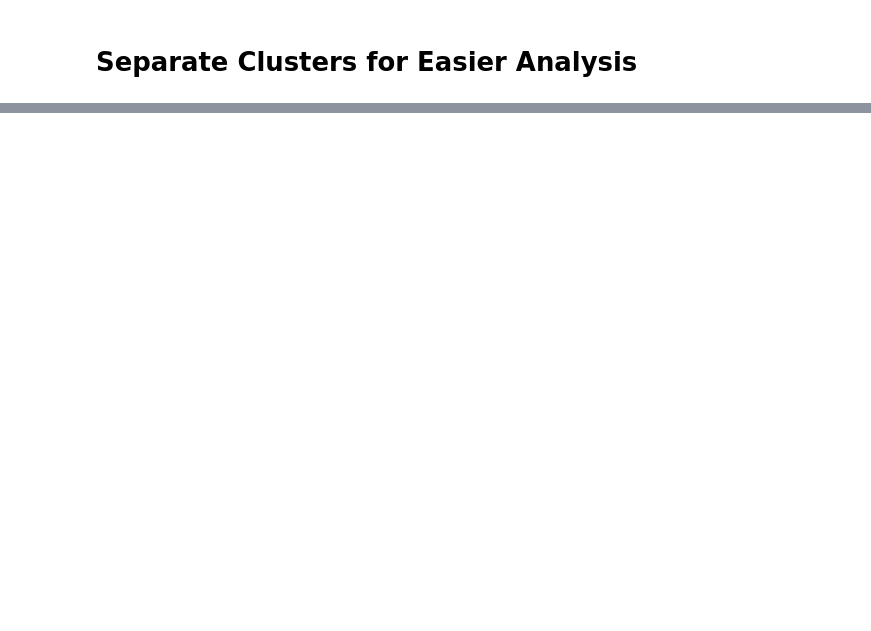
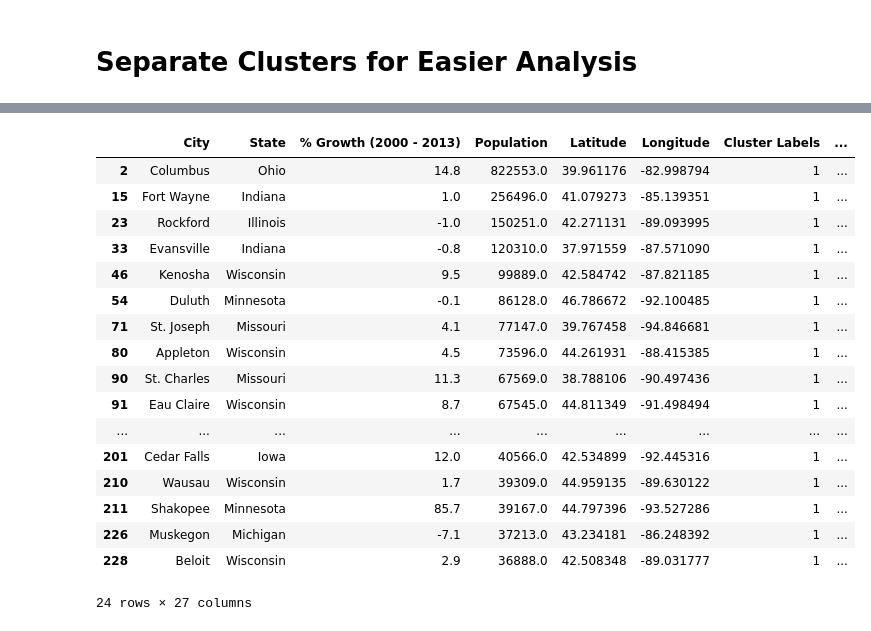
Before and after one commit to Chrisbutz20/Coursera_Capstone, a Jupyter notebook: Coursera_Capstone.ipynb, the cells around one changed output, grey strips where cells are left out. Drawn from its saved outputs; the diff is of its cells as text; code cells hidden in the pictures; blank space fills up the shorter version.

```diff
--- a/Coursera_Capstone.ipynb
+++ b/Coursera_Capstone.ipynb
@@ -265,0 +494,22 @@ df_merge.loc[df_merge['Cluster Labels'] == 10]
+# %%
+df1=df_merge.loc[df_merge['Cluster Labels'] == 1]
+df1
+# %% [output]
+|  | City | State | % Growth (2000 - 2013) | Population | Latitude | Longitude | Cluster Labels | ... |
+| 2 | Columbus | Ohio | 14.8 | 822553.0 | 39.961176 | -82.998794 | 1 | ... |
+| 15 | Fort Wayne | Indiana | 1.0 | 256496.0 | 41.079273 | -85.139351 | 1 | ... |
+| 23 | Rockford | Illinois | -1.0 | 150251.0 | 42.271131 | -89.093995 | 1 | ... |
+| 33 | Evansville | Indiana | -0.8 | 120310.0 | 37.971559 | -87.571090 | 1 | ... |
+| 46 | Kenosha | Wisconsin | 9.5 | 99889.0 | 42.584742 | -87.821185 | 1 | ... |
+| 54 | Duluth | Minnesota | -0.1 | 86128.0 | 46.786672 | -92.100485 | 1 | ... |
+| 71 | St. Joseph | Missouri | 4.1 | 77147.0 | 39.767458 | -94.846681 | 1 | ... |
+| 80 | Appleton | Wisconsin | 4.5 | 73596.0 | 44.261931 | -88.415385 | 1 | ... |
+| 90 | St. Charles | Missouri | 11.3 | 67569.0 | 38.788106 | -90.497436 | 1 | ... |
+| 91 | Eau Claire | Wisconsin | 8.7 | 67545.0 | 44.811349 | -91.498494 | 1 | ... |
+| ... | ... | ... | ... | ... | ... | ... | ... | ... |
+| 201 | Cedar Falls | Iowa | 12.0 | 40566.0 | 42.534899 | -92.445316 | 1 | ... |
+| 210 | Wausau | Wisconsin | 1.7 | 39309.0 | 44.959135 | -89.630122 | 1 | ... |
+| 211 | Shakopee | Minnesota | 85.7 | 39167.0 | 44.797396 | -93.527286 | 1 | ... |
+| 226 | Muskegon | Michigan | -7.1 | 37213.0 | 43.234181 | -86.248392 | 1 | ... |
+| 228 | Beloit | Wisconsin | 2.9 | 36888.0 | 42.508348 | -89.031777 | 1 | ... |
+24 rows × 27 columns
```
Also changed, not shown: parts of 68 cells of this notebook.
